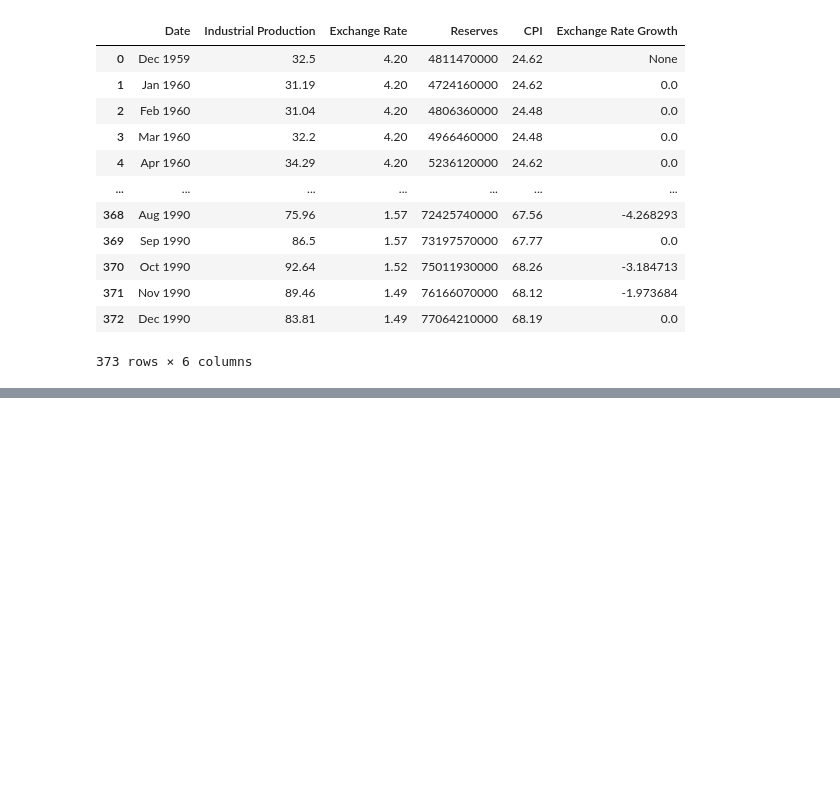
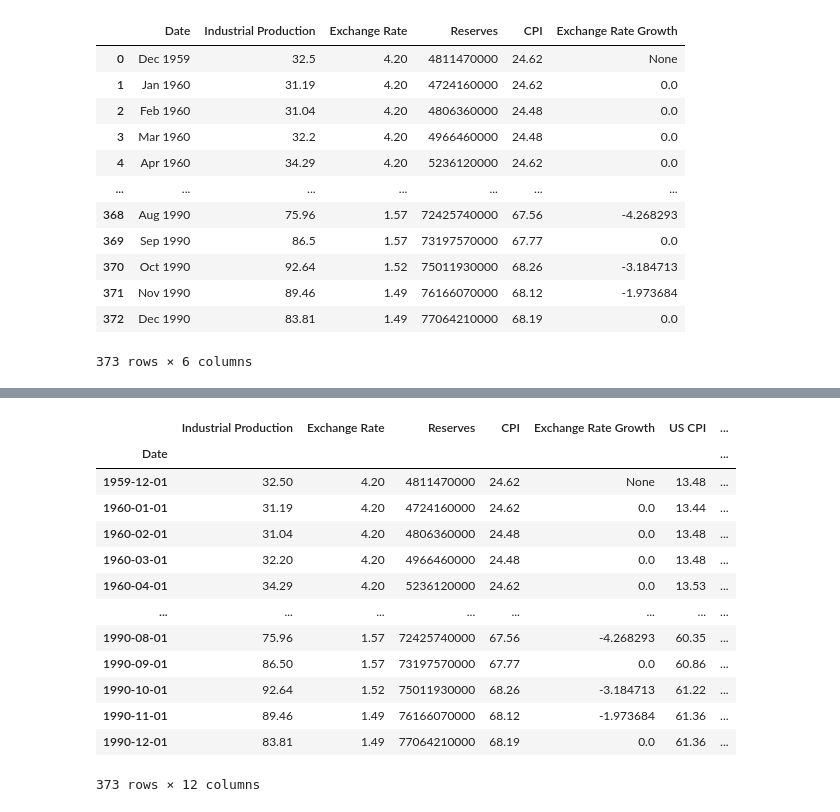
Before and after one commit to a-conga/EC1B1-Project-, a Jupyter notebook: code.ipynb, the cells around one changed output, grey strips where cells are left out. Saved outputs shown, nothing was run; the diff lists cells and outputs as text; code cells hidden in the pictures; blank space fills up the shorter version.

```diff
--- a/code.ipynb
+++ b/code.ipynb
@@ -335,0 +391,34 @@ print(germany_df)
+# %%
+#that 12 month earlier bs code
+
+new_germany_df = germany_df
+
+# Convert 'Date' to datetime format (using the 'Dec 1959' format)
+new_germany_df['Date'] = pd.to_datetime(new_germany_df['Date'], format='%b %Y')
+
+# Set the Date column as the index
+new_germany_df.set_index('Date', inplace=True)
+
+# Calculate the growth in industrial production versus 12 months ago
+new_germany_df['Growth in Industrial Production'] = new_germany_df['Industrial Production'].pct_change(periods=12) * 100
+
+
+germany_df["Growth in Industrial Production"] = new_germany_df['Growth in Industrial Production']
+
+# Display the updated DataFrame
+new_germany_df
+# %% [output]
+|  | Industrial Production | Exchange Rate | Reserves | CPI | Exchange Rate Growth | US CPI | ... |
+| Date |  |  |  |  |  |  | ... |
+| 1959-12-01 | 32.50 | 4.20 | 4811470000 | 24.62 | None | 13.48 | ... |
+| 1960-01-01 | 31.19 | 4.20 | 4724160000 | 24.62 | 0.0 | 13.44 | ... |
+| 1960-02-01 | 31.04 | 4.20 | 4806360000 | 24.48 | 0.0 | 13.48 | ... |
+| 1960-03-01 | 32.20 | 4.20 | 4966460000 | 24.48 | 0.0 | 13.48 | ... |
+| 1960-04-01 | 34.29 | 4.20 | 5236120000 | 24.62 | 0.0 | 13.53 | ... |
+| ... | ... | ... | ... | ... | ... | ... | ... |
+| 1990-08-01 | 75.96 | 1.57 | 72425740000 | 67.56 | -4.268293 | 60.35 | ... |
+| 1990-09-01 | 86.50 | 1.57 | 73197570000 | 67.77 | 0.0 | 60.86 | ... |
+| 1990-10-01 | 92.64 | 1.52 | 75011930000 | 68.26 | -3.184713 | 61.22 | ... |
+| 1990-11-01 | 89.46 | 1.49 | 76166070000 | 68.12 | -1.973684 | 61.36 | ... |
+| 1990-12-01 | 83.81 | 1.49 | 77064210000 | 68.19 | 0.0 | 61.36 | ... |
+373 rows × 12 columns
```
Also changed, not shown: parts of 6 cells of this notebook, 1 other file.
